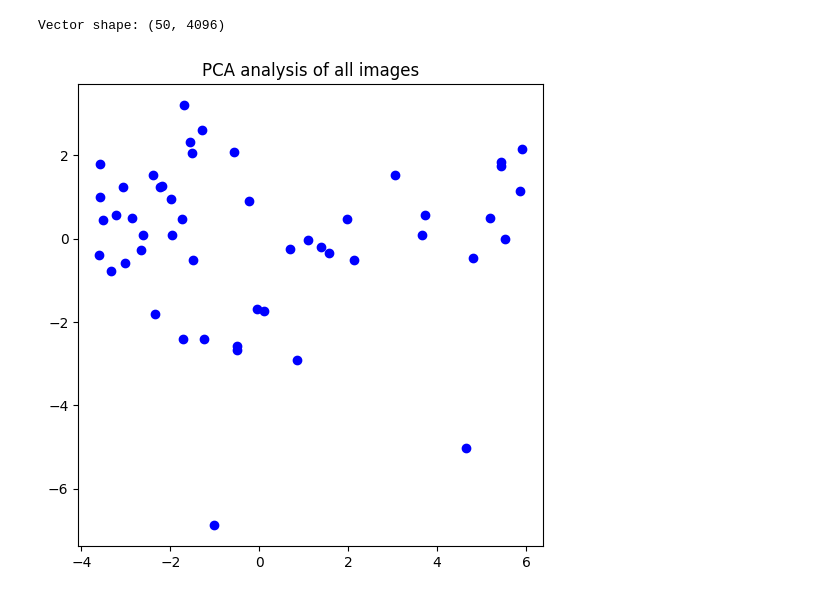
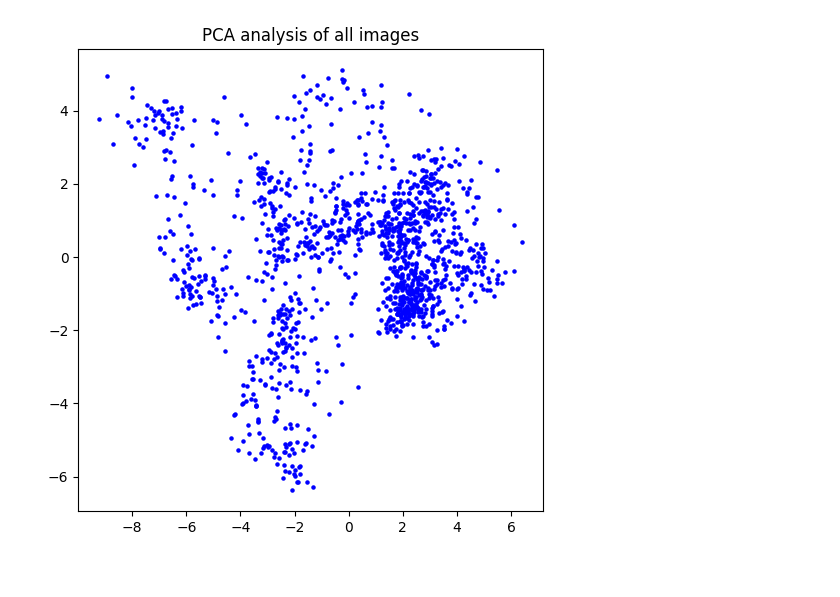
Before and after one commit to martafigurska/VideoFeedAnomaly, a Jupyter notebook: pcaForAll.ipynb, the cells around one changed output. Drawn from its saved outputs; the diff is of its cells as text; code cells hidden in the pictures.

```diff
--- a/pcaForAll.ipynb
+++ b/pcaForAll.ipynb
@@ -16,7 +11,7 @@ import pandas as pd
 from PIL import Image
 import os
 # %%
-folder_path = '/content/drive/My Drive/video_anomaly_detection_frames/20251204_223047/'
+folder_path = 'images'
 images = []
 for filename in os.listdir(folder_path):
     if filename.endswith('.jpg'):
@@ -57,7 +32,6 @@ import matplotlib.pyplot as plt
 
 def encode_and_do_pca_all(encoder, images):
     vectors = []
-    images = images[:50]
     for img in images:
         vec = encoder.get_vec(img)
         vectors.append(vec)
@@ -69,6 +43,6 @@ def encode_and_do_pca_all(encoder, images):
     vectors_reduced = pca.fit_transform(vectors)
 
     plt.figure(figsize=(6,6))
-    plt.scatter(vectors_reduced[:, 0], vectors_reduced[:, 1], color='blue')
+    plt.scatter(vectors_reduced[:, 0], vectors_reduced[:, 1], color='blue', s=5)
     plt.title('PCA analysis of all images')
     plt.show()
@@ -101,4 +87,4 @@ Vector shape: (50, 4096)
 # %%
-vgg19 = Img2Vec(model='vgg19',cuda=False)
-encode_and_do_pca_all(vgg19,images)
+densenet201 = Img2Vec(model='densenet201',cuda=True)
+encode_and_do_pca_all(densenet201,images)
 # %% [output]
@@ -106,3 +92,2 @@ Downloading: "https://download.pytorch.org/models/vgg19_bn-c79401a0.pth" to /roo
-Vector shape: (50, 4096)
-[figure, old version]
+[figure, new version]
 # %%
```
Also changed, not shown: parts of 13 cells of this notebook.
